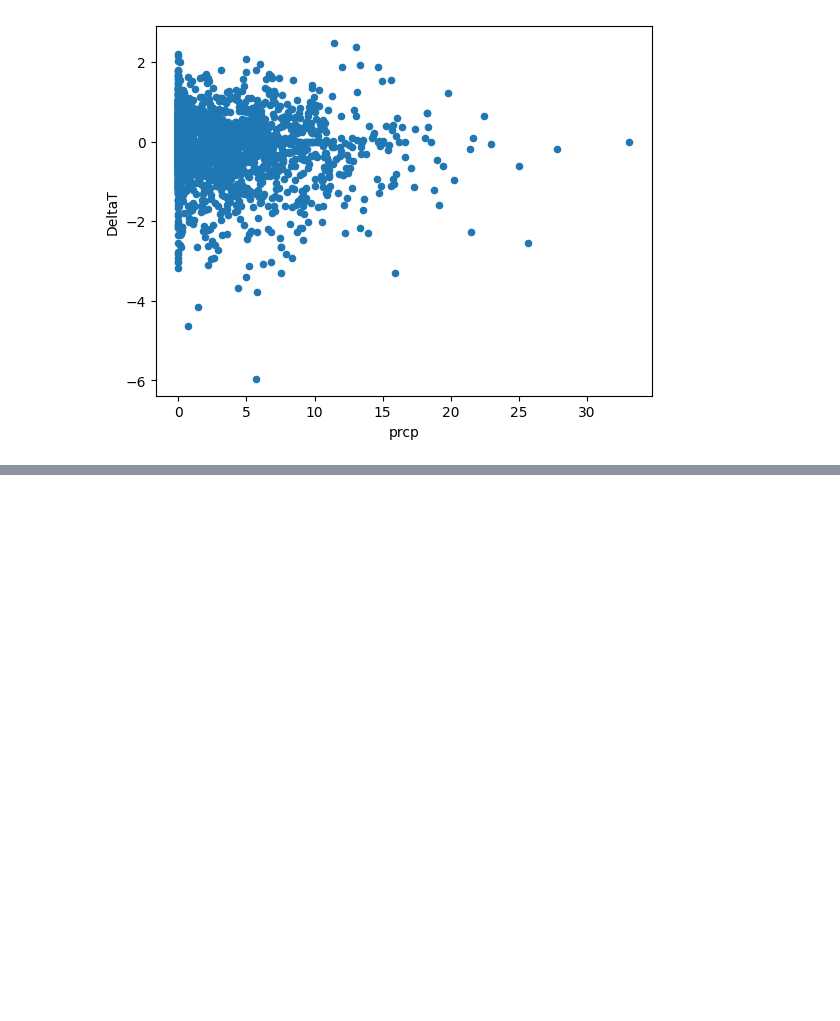
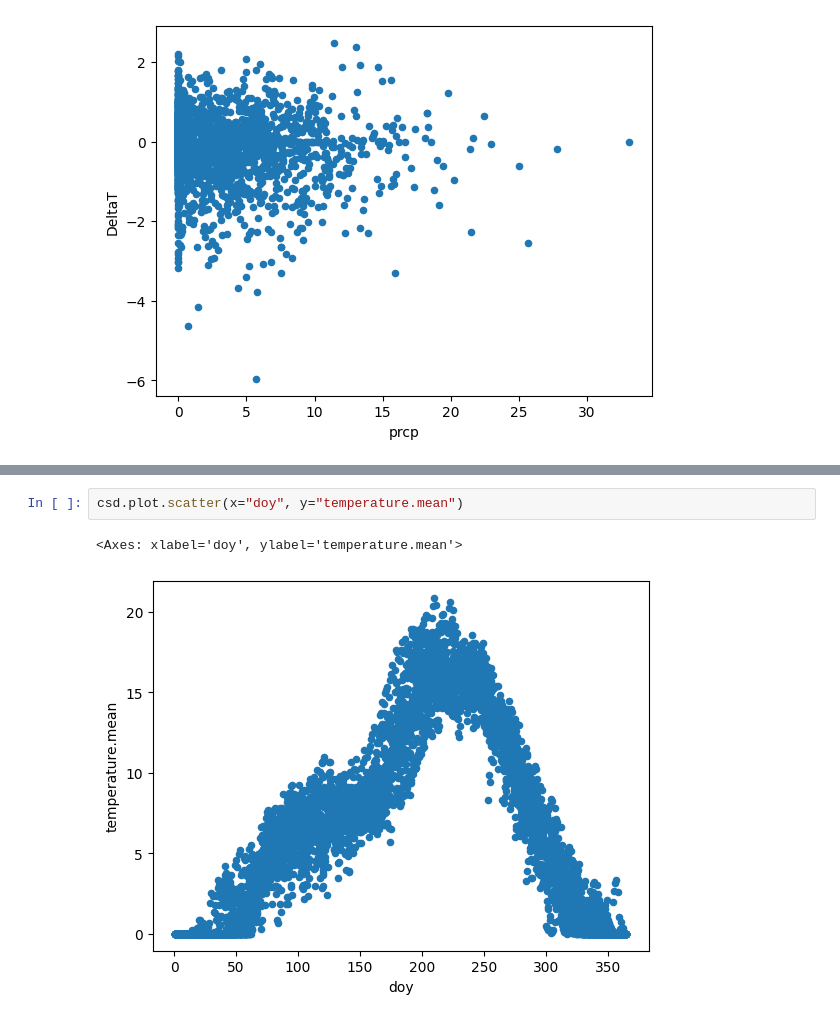
Before and after one commit to mines-ciroh/TempEst-NEWT, a Jupyter notebook: case_studies.ipynb, the cells around one changed output, grey strips where cells are left out. Drawn from its saved outputs; the diff is of its cells as text; blank space fills up the shorter version.

```diff
--- a/case_studies.ipynb
+++ b/case_studies.ipynb
@@ -89,0 +125,5 @@ csd["RollAT"] = csd["tmax"].roll
+# %%
+csd.plot.scatter(x="doy", y="temperature.mean")
+# %% [output]
+<Axes: xlabel='doy', ylabel='temperature.mean'>
+[figure, added]
```
Also changed, not shown: parts of 7 cells of this notebook.
